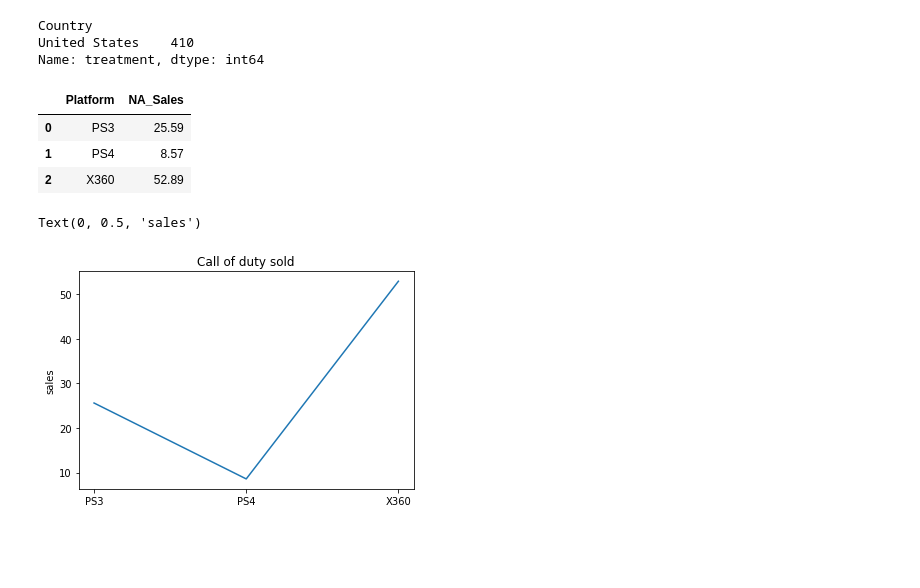
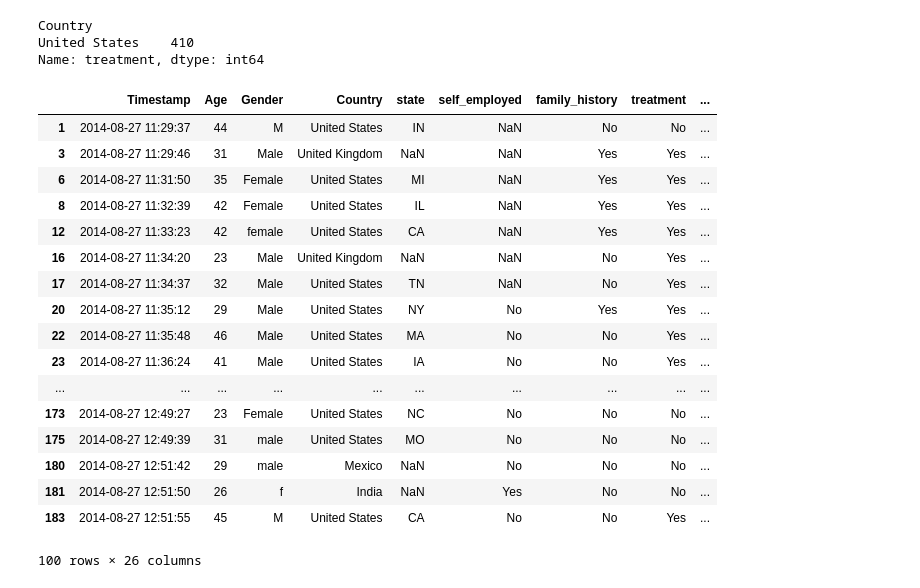
Before and after one commit to jessyflora/DataAnalyticsTools1, a Jupyter notebook: Assignment4_mental_health_survey.ipynb, the cells around one changed output. Drawn from its saved outputs; the diff is of its cells as text; code cells hidden in the pictures; blank space fills up the shorter version.

```diff
--- a/Assignment4_mental_health_survey.ipynb
+++ b/Assignment4_mental_health_survey.ipynb
@@ -104,20 +104,26 @@ by_loc.head(100)
 Country
 United States    410
 Name: treatment, dtype: int64
-# %%
-COD =call_of_duty_sales.groupby('Platform')['NA_Sales'].sum().reset_index()
-COD.head(20)
-# %% [output]
-|  | Platform | NA_Sales |
-| 0 | PS3 | 25.59 |
-| 1 | PS4 | 8.57 |
-| 2 | X360 | 52.89 |
-# %%
-plt.plot(COD.NA_Sales, label='NA_Sales')
-plat_x=['PS3','PS4','X360']
-plt.title('Call of duty sold')
-plt.xticks([0,1,2],plat_x)
-plt.ylabel('sales')
-# %% [output]
-Text(0, 0.5, 'sales')
-[figure, removed]
+# %%
+raw_data2=raw_data1[raw_data1['mental_health_consequence']=='No'].index
+raw_data1.drop(raw_data2, inplace=True)
+raw_data1.head(100)
+# %% [output]
+|  | Timestamp | Age | Gender | Country | state | self_employed | family_history | treatment | ... |
+| 1 | 2014-08-27 11:29:37 | 44 | M | United States | IN | NaN | No | No | ... |
+| 3 | 2014-08-27 11:29:46 | 31 | Male | United Kingdom | NaN | NaN | Yes | Yes | ... |
+| 6 | 2014-08-27 11:31:50 | 35 | Female | United States | MI | NaN | Yes | Yes | ... |
+| 8 | 2014-08-27 11:32:39 | 42 | Female | United States | IL | NaN | Yes | Yes | ... |
+| 12 | 2014-08-27 11:33:23 | 42 | female | United States | CA | NaN | Yes | Yes | ... |
+| 16 | 2014-08-27 11:34:20 | 23 | Male | United Kingdom | NaN | NaN | No | Yes | ... |
+| 17 | 2014-08-27 11:34:37 | 32 | Male | United States | TN | NaN | No | Yes | ... |
+| 20 | 2014-08-27 11:35:12 | 29 | Male | United States | NY | No | Yes | Yes | ... |
+| 22 | 2014-08-27 11:35:48 | 46 | Male | United States | MA | No | No | Yes | ... |
+| 23 | 2014-08-27 11:36:24 | 41 | Male | United States | IA | No | No | Yes | ... |
+| ... | ... | ... | ... | ... | ... | ... | ... | ... | ... |
+| 173 | 2014-08-27 12:49:27 | 23 | Female | United States | NC | No | No | No | ... |
+| 175 | 2014-08-27 12:49:39 | 31 | male | United States | MO | No | No | No | ... |
+| 180 | 2014-08-27 12:51:42 | 29 | male | Mexico | NaN | No | No | No | ... |
+| 181 | 2014-08-27 12:51:50 | 26 | f | India | NaN | Yes | No | No | ... |
+| 183 | 2014-08-27 12:51:55 | 45 | M | United States | CA | No | No | Yes | ... |
+100 rows × 26 columns
```
Also changed, not shown: parts of 4 cells of this notebook.
